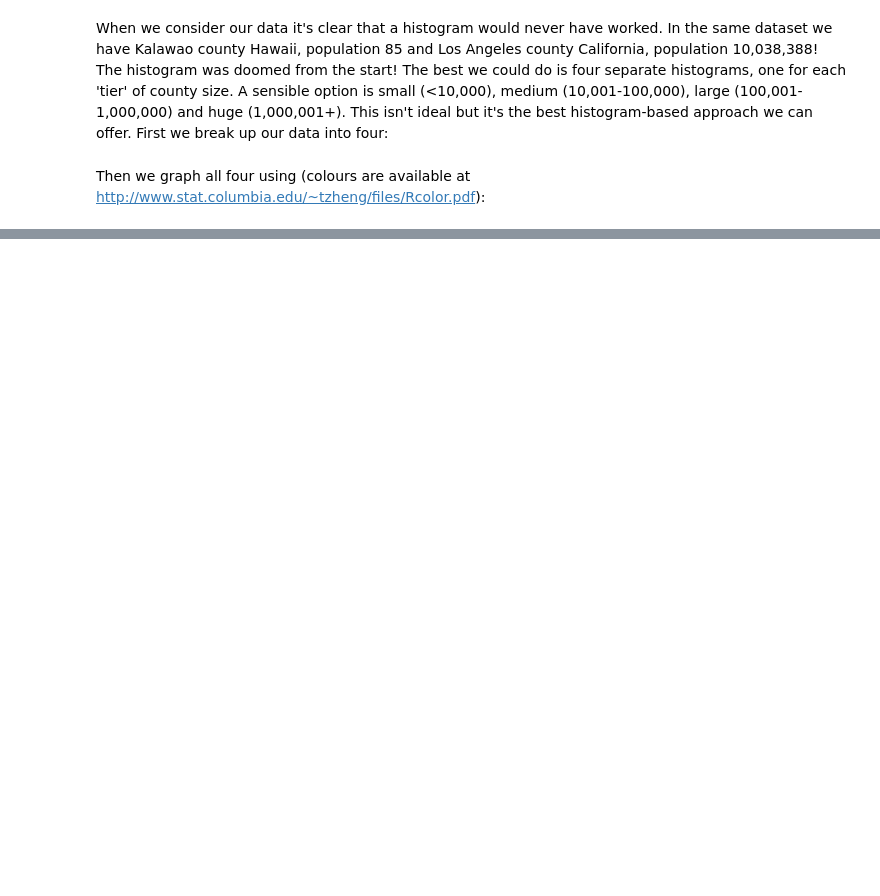
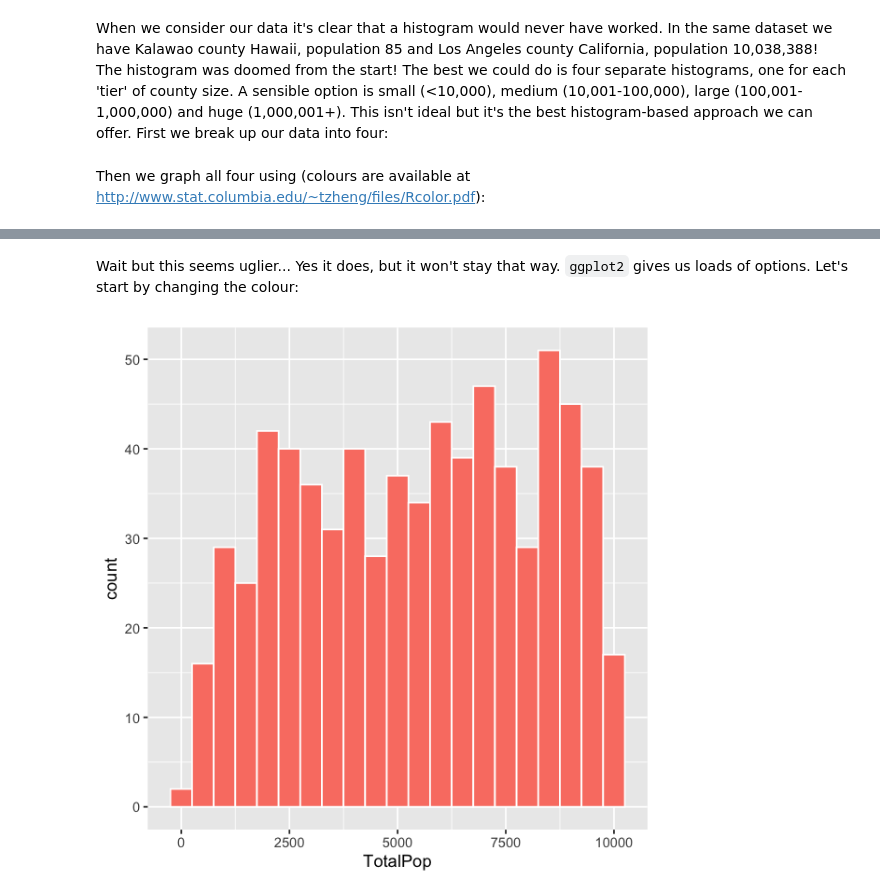
Before and after one commit to hands-on-econ/Hands-On-Econ, a Jupyter notebook: Michaelmas/2. Getting Started with R.ipynb, the cells around one changed output, grey strips where cells are left out. Saved outputs shown, nothing was run; the diff lists cells and outputs as text; code cells hidden in the pictures; blank space fills up the shorter version.

```diff
--- a/Michaelmas/2. Getting Started with R.ipynb
+++ b/Michaelmas/2. Getting Started with R.ipynb
@@ -794,0 +798,6 @@ This gives us a bit of a better sense of our breakdown in country sizes. What's
+# %% [markdown]
+Wait but this seems uglier... Yes it does, but it won't stay that way. `ggplot2` gives us loads of options. Let's start by changing the colour:
+# %%
+ggplot(dataS, aes(x=TotalPop)) + geom_histogram(binwidth=500,colour='white',fill='salmon')
+# %% [output]
+[figure, added]
```
Also changed, not shown: parts of 16 cells of this notebook.
